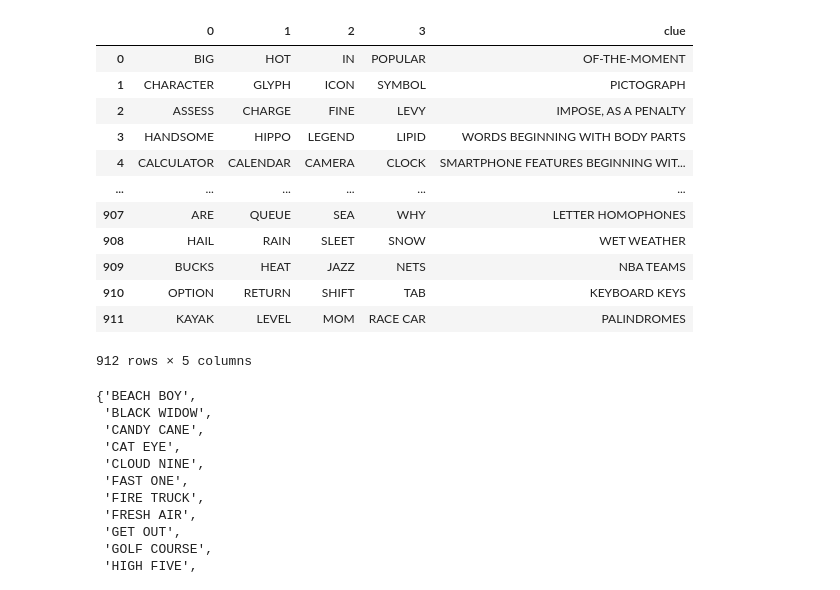
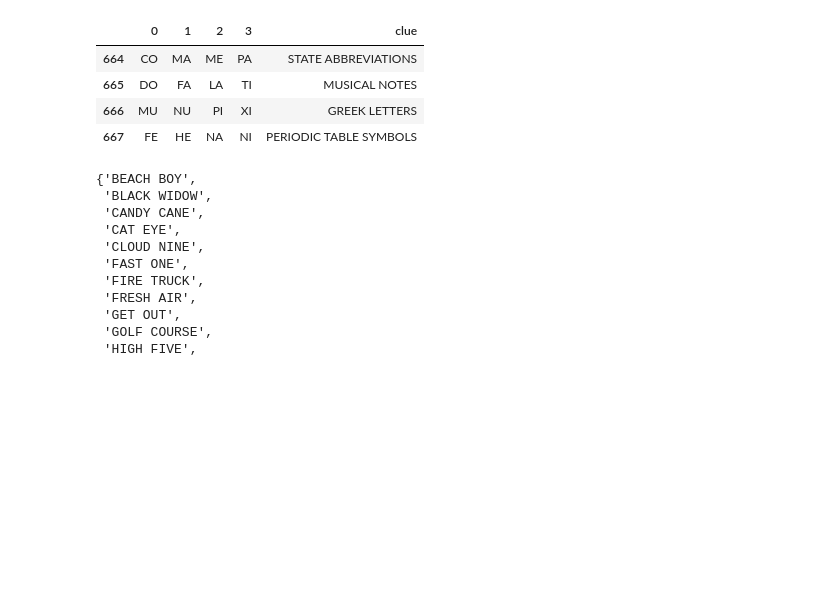
Before and after one commit to BenjaminHinchliff/CSC480-nyt-connections, a Jupyter notebook: glove.ipynb, the cells around one changed output. Drawn from its saved outputs; the diff is of its cells as text; code cells hidden in the pictures; blank space fills up the shorter version.

```diff
--- a/glove.ipynb
+++ b/glove.ipynb
@@ -16,22 +19,14 @@ with open(GLOVE_FILE) as f:
         embeddings_index[word] = coefs
 # %%
 CONNECTIONS_DATA = "connections.csv"
-conn = pd.read_csv(CONNECTIONS_DATA)
-conn
+conn = pd.read_csv(CONNECTIONS_DATA, keep_default_na=False)
+conn.iloc[664:668, :]
 # %% [output]
 |  | 0 | 1 | 2 | 3 | clue |
-| 0 | BIG | HOT | IN | POPULAR | OF-THE-MOMENT |
-| 1 | CHARACTER | GLYPH | ICON | SYMBOL | PICTOGRAPH |
-| 2 | ASSESS | CHARGE | FINE | LEVY | IMPOSE, AS A PENALTY |
-| 3 | HANDSOME | HIPPO | LEGEND | LIPID | WORDS BEGINNING WITH BODY PARTS |
-| 4 | CALCULATOR | CALENDAR | CAMERA | CLOCK | SMARTPHONE FEATURES BEGINNING WIT... |
-| ... | ... | ... | ... | ... | ... |
-| 907 | ARE | QUEUE | SEA | WHY | LETTER HOMOPHONES |
-| 908 | HAIL | RAIN | SLEET | SNOW | WET WEATHER |
-| 909 | BUCKS | HEAT | JAZZ | NETS | NBA TEAMS |
-| 910 | OPTION | RETURN | SHIFT | TAB | KEYBOARD KEYS |
-| 911 | KAYAK | LEVEL | MOM | RACE CAR | PALINDROMES |
+| 664 | CO | MA | ME | PA | STATE ABBREVIATIONS |
+| 665 | DO | FA | LA | TI | MUSICAL NOTES |
+| 666 | MU | NU | PI | XI | GREEK LETTERS |
+| 667 | FE | HE | NA | NI | PERIODIC TABLE SYMBOLS |
-912 rows × 5 columns
 # %%
 unk_words = set(word for word in conn.iloc[:, 0:4].to_numpy().flatten() if str(word).lower() not in embeddings_index)
 unk_words
```
Also changed, not shown: parts of 5 cells of this notebook, 2 other files.
